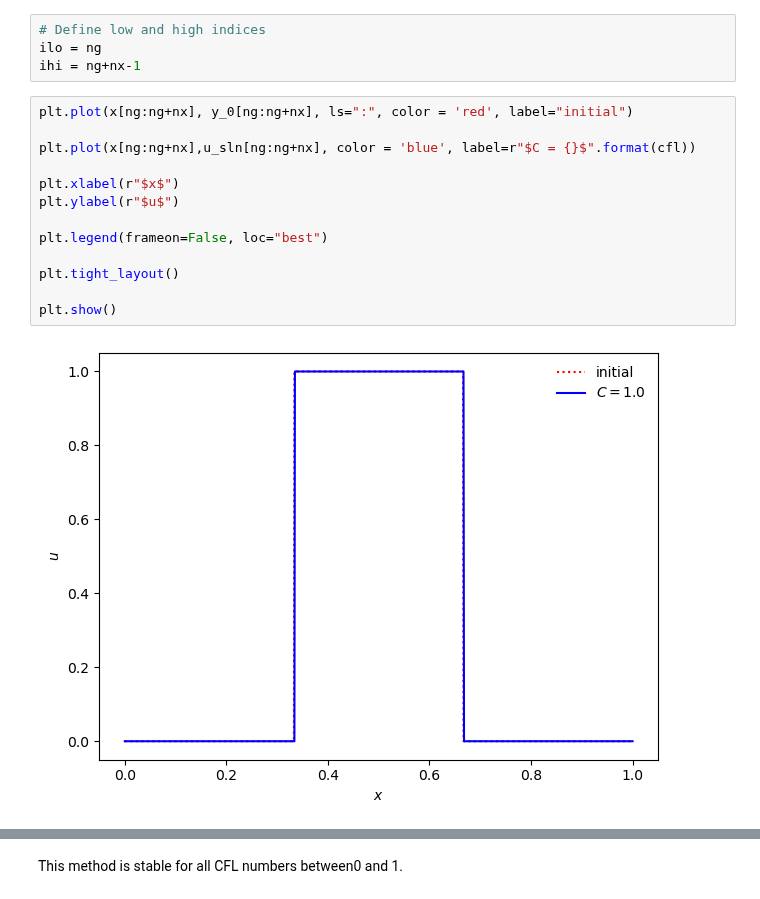
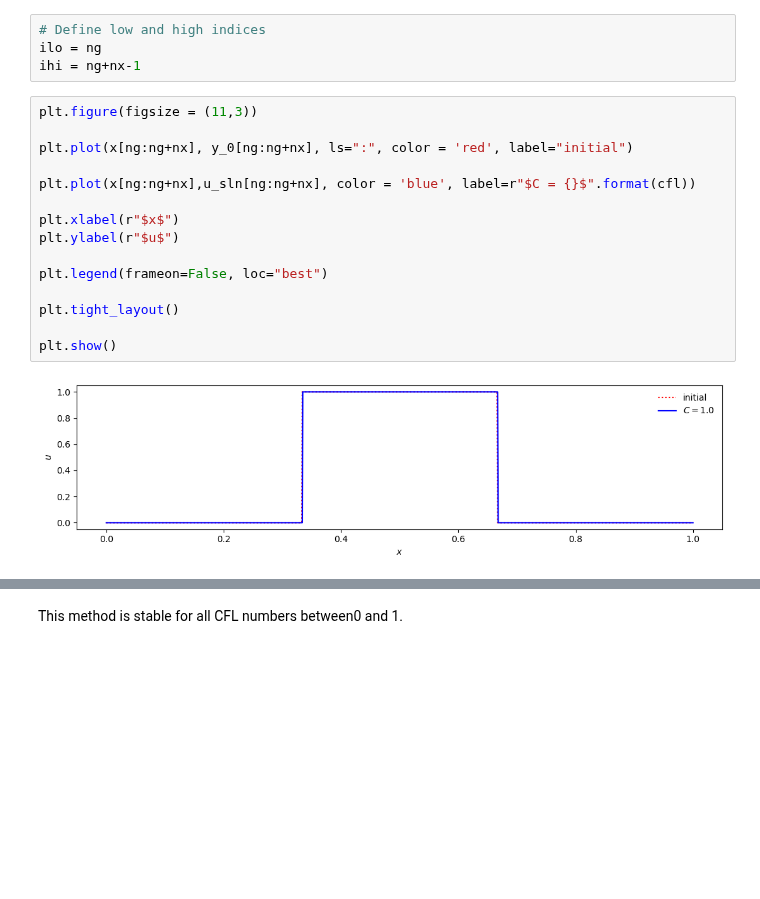
Before and after one commit to DaVas1410/computational-physics-2, a Jupyter notebook: unit-5/502-wave-equation-UPWIND-method.ipynb, the cells around one changed output, grey strips where cells are left out. Drawn from its saved outputs; the diff is of its cells as text; blank space fills up the shorter version.

```diff
--- a/unit-5/502-wave-equation-UPWIND-method.ipynb
+++ b/unit-5/502-wave-equation-UPWIND-method.ipynb
@@ -185,20 +181,22 @@ plt.show()
 ilo = ng
 ihi = ng+nx-1
 # %%
+plt.figure(figsize = (11,3))
+
 plt.plot(x[ng:ng+nx], y_0[ng:ng+nx], ls=":", color = 'red', label="initial")
 
 plt.plot(x[ng:ng+nx],u_sln[ng:ng+nx], color = 'blue', label=r"$C = {}$".format(cfl))
 
 plt.xlabel(r"$x$")
 plt.ylabel(r"$u$")
 
 plt.legend(frameon=False, loc="best")
 
 plt.tight_layout()
 
 plt.show()
 # %% [output]
-[figure, old version]
+[figure, new version]
 # %%
 # Empty array that will store our slns
 u_sln0 = np.zeros((len(x)), dtype=np.float64)
```
Also changed, not shown: parts of 12 cells of this notebook, 3 other files.
